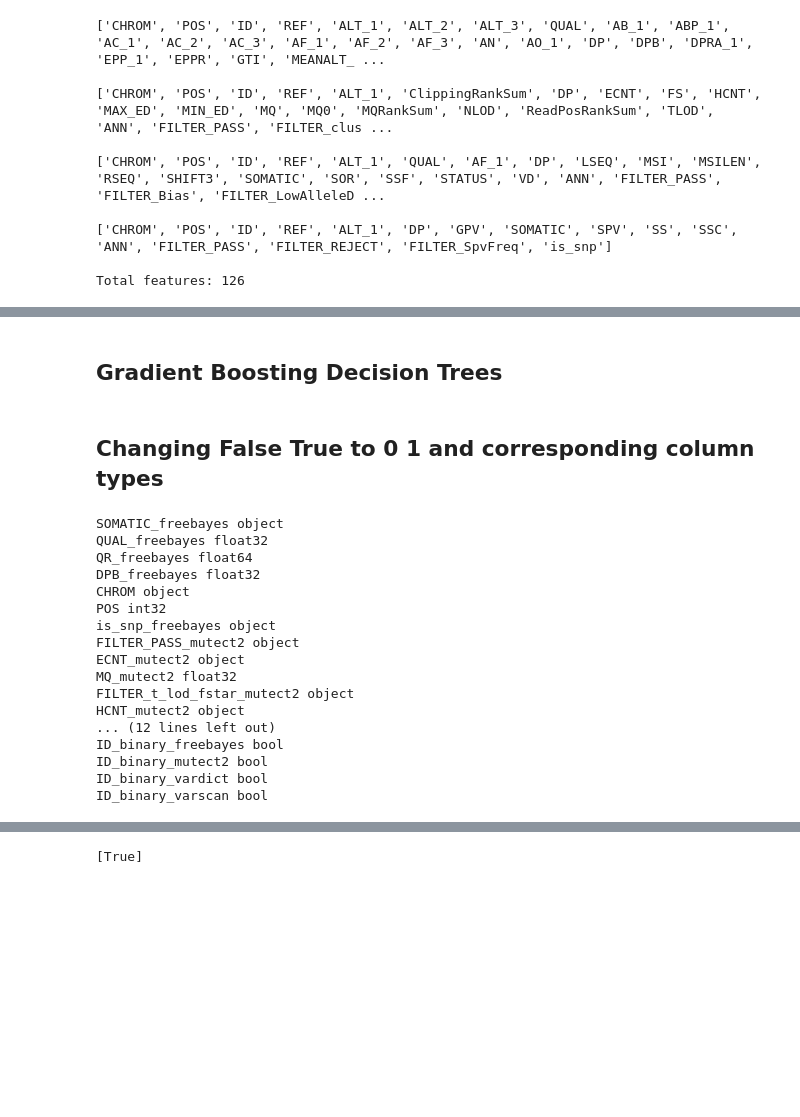
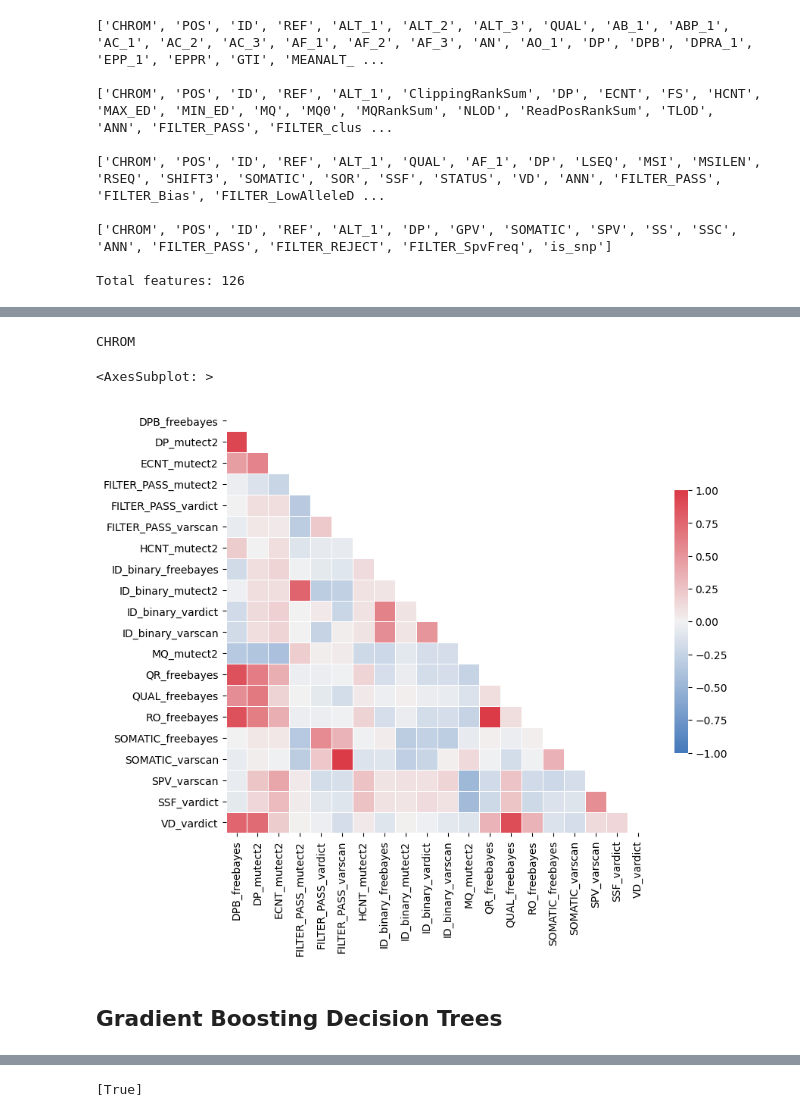
Before and after one commit to TingWeee/SNVcallingAlgo, a Jupyter notebook: GradientBoosting_MoreFeatures.ipynb, the cells around one changed output, grey strips where cells are left out. Cells and saved outputs as stored; diff of their text form; code cells hidden in the pictures; blank space fills up the shorter version.

```diff
--- a/GradientBoosting_MoreFeatures.ipynb
+++ b/GradientBoosting_MoreFeatures.ipynb
@@ -156,3 +218,32 @@ df = parse_to_df(folder=target_folder, features=final_target_features)
+# %%
+# 4. Check that everything has been replaced. Output should be 'CHROM'
+for col in df.columns:
+    if df[col].dtype == 'O':
+        print(col)
+# %% [output]
+CHROM
+# %%
+original_order = df.columns.tolist()
+sorted_order = sorted(original_order)
+# %%
+df_sorted = df[sorted_order]
+# %%
+#df_corr = df.corr()
+df_sorted_corr = df_sorted.corr()
+# %%
+# Generate a mask for the upper triangle
+mask = np.triu(np.ones_like(df_sorted_corr, dtype=bool))
+# mask = np.triu(np.ones_like(df_corr, dtype=bool))
+# %%
+fig, ax = plt.subplots(figsize=(9, 9))
+
+cmap = sns.diverging_palette(250, 10, as_cmap=True)
+
+sns.heatmap(df_sorted_corr, mask=mask, cmap=cmap, vmax=1, vmin=-1, center=0,
+            square=True, linewidths=.5, cbar_kws={"shrink": .5})
+# %% [output]
+<AxesSubplot: >
+[figure, added]
 # %% [markdown]
 ## Gradient Boosting Decision Trees
 # %%
@@ -167,5 +258,3 @@ from sklearn.preprocessing import OrdinalEncoder
 
 import matplotlib.pyplot as plt
 import seaborn as sns
-# %% [markdown]
-## Changing False True to 0 1 and corresponding column types
@@ -175,21 +260,0 @@ df_new2 = df_new.replace(to_replace=replace_dict)
-# %%
-for col in df_new2.columns:
-    print(col, df_new2[col].dtype)
-# %% [output]
-SOMATIC_freebayes object
-QUAL_freebayes float32
-QR_freebayes float64
-DPB_freebayes float32
-CHROM object
-POS int32
-is_snp_freebayes object
-FILTER_PASS_mutect2 object
-ECNT_mutect2 object
-MQ_mutect2 float32
-FILTER_t_lod_fstar_mutect2 object
-HCNT_mutect2 object
-... (12 lines left out)
-ID_binary_freebayes bool
-ID_binary_mutect2 bool
-ID_binary_vardict bool
-ID_binary_varscan bool
```
Also changed, not shown: parts of 59 cells of this notebook.
